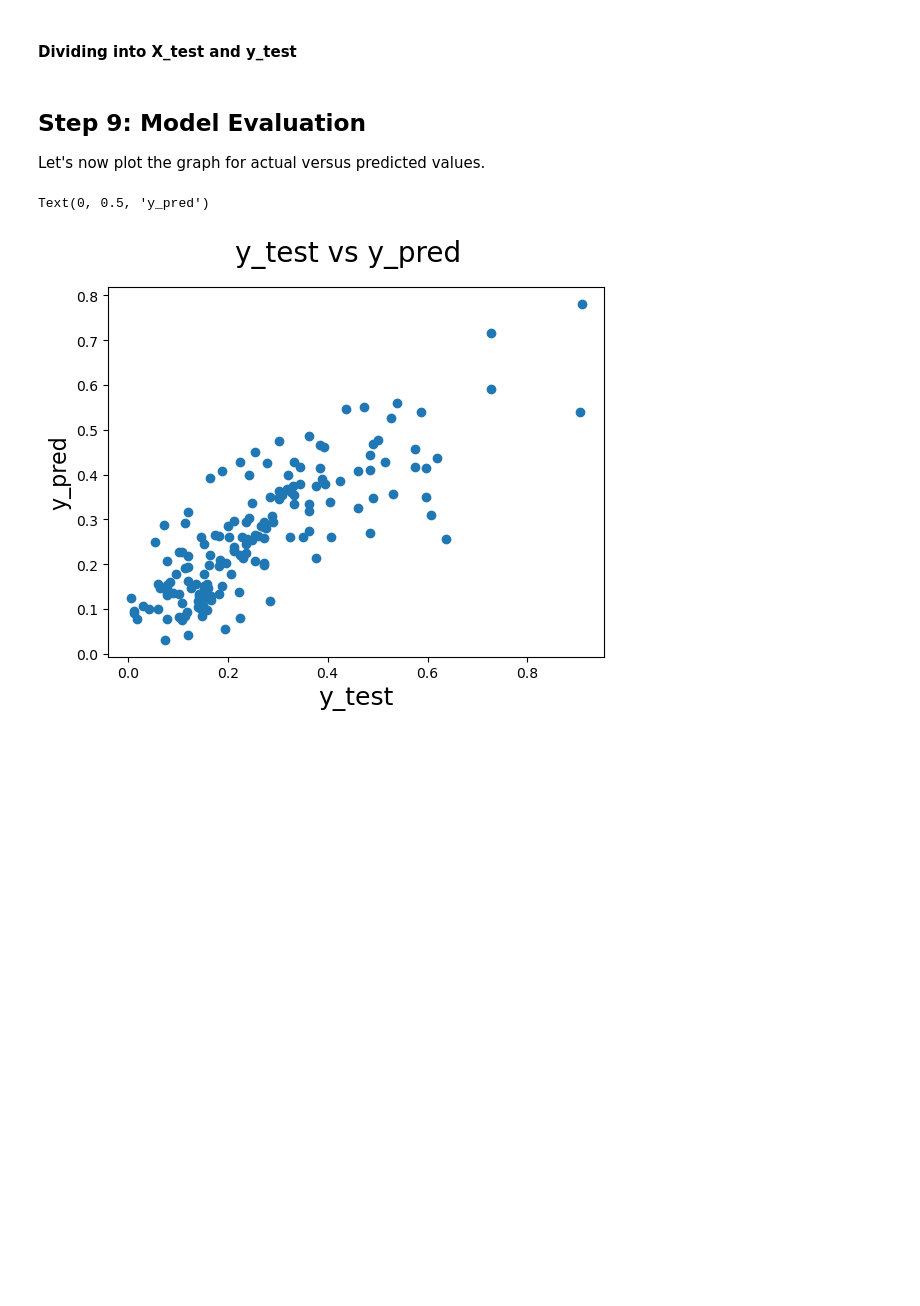
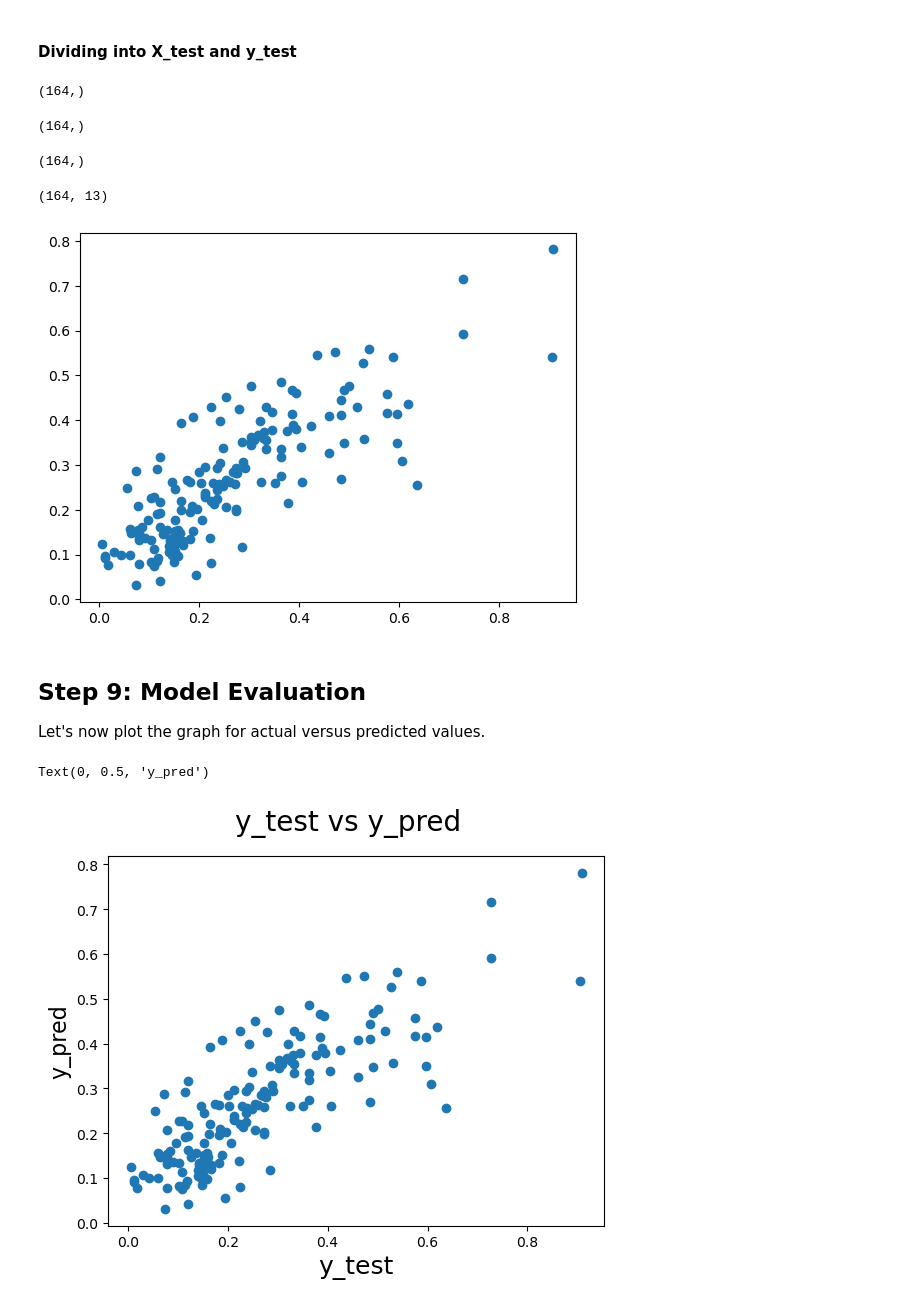
Before and after one commit to VaRuNmRnEr/multiple-linear-regression, a Jupyter notebook: Multiple+Linear+Regression+-+Housing+Case+Study.ipynb, the cells around one changed output. Cells and saved outputs as stored; diff of their text form; code cells hidden in the pictures; blank space fills up the shorter version.

```diff
--- a/Multiple+Linear+Regression+-+Housing+Case+Study.ipynb
+++ b/Multiple+Linear+Regression+-+Housing+Case+Study.ipynb
@@ -737,3 +737,11 @@ X_test_m4 = X_test_m4.drop(["bedrooms", "semi-furnished", "basement"], axis = 1)
 # Making predictions using the fourth model
 
 y_pred_m4 = lr_4.predict(X_test_m4)
+# %%
+y_pred_m4.shape
+# %% [output]
+(164,)
+# %%
+y_test.shape
+# %% [output]
+(164,)
@@ -740,3 +750,16 @@ y_pred_m4 = lr_4.predict(X_test_m4)
+# %%
+resi.shape
+# %% [output]
+(164,)
+# %%
+X_test.shape
+# %% [output]
+(164, 13)
+# %%
+plt.scatter(y_test , y_pred_m4)
+plt.show()
+# %% [output]
+[figure, added]
 # %% [markdown]
 ## Step 9: Model Evaluation
 
```
Also changed, not shown: parts of 15 cells of this notebook.
